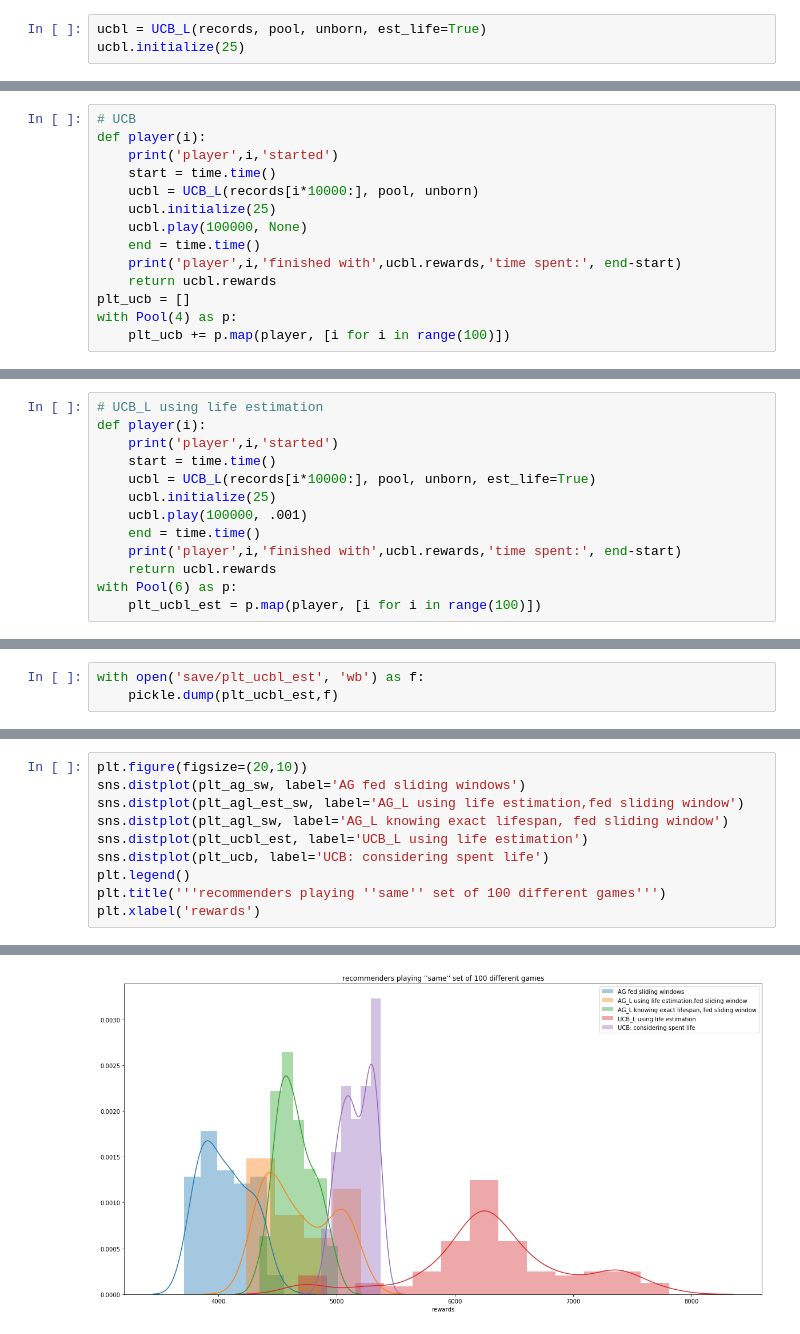
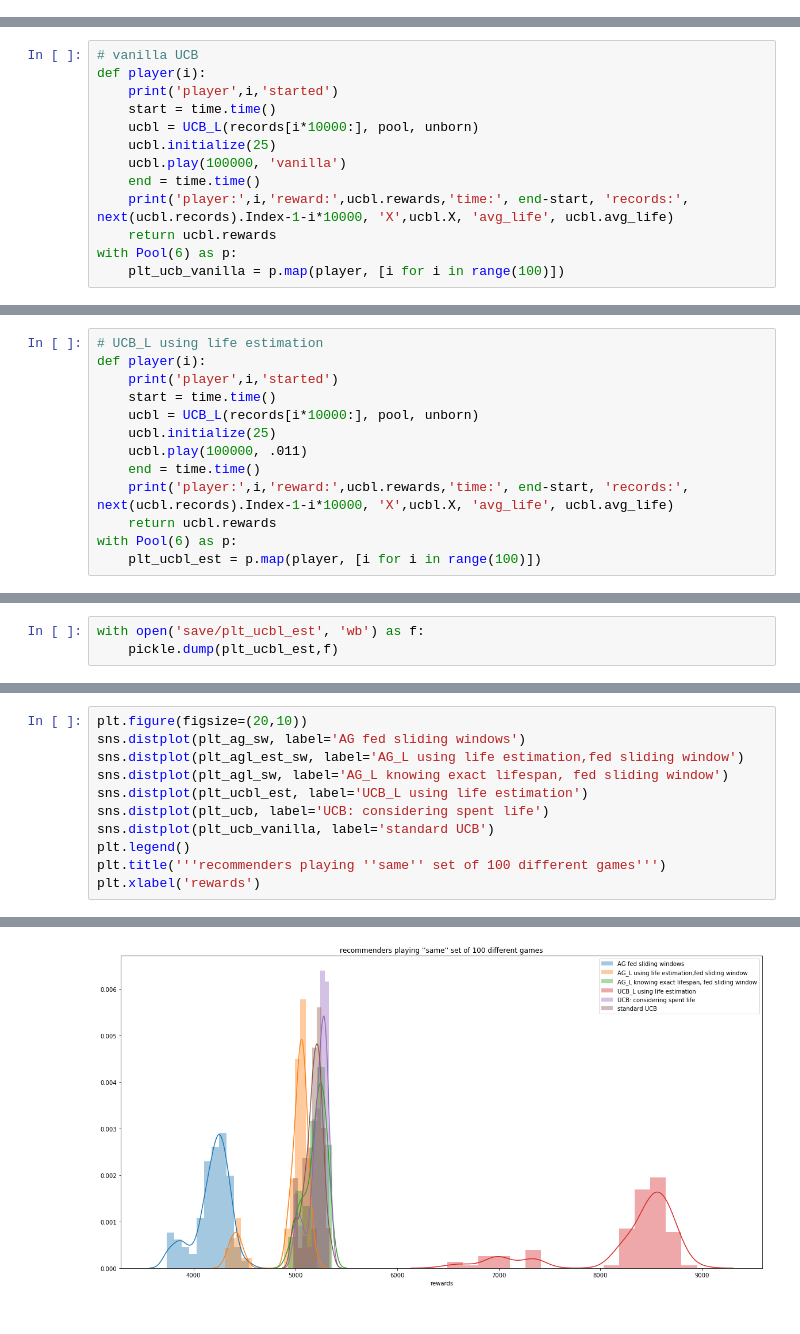
Before and after one commit to ShrekFelix/Reducing-Exploration-of-Dying-Arms-in-Mortal-Bandits, a Jupyter notebook: recommenders SCALED.ipynb, the cells around one changed output, grey strips where cells are left out. Cells and saved outputs as stored; diff of their text form.

```diff
--- a/recommenders SCALED.ipynb
+++ b/recommenders SCALED.ipynb
@@ -527,3 +477,0 @@ ucbl.rewards
-# %%
-ucbl = UCB_L(records, pool, unborn, est_life=True)
-ucbl.initialize(25)
@@ -571,14 +508,0 @@ player 0.0005 finished with 947 time spent: 58.174619913101196
-# %%
-# UCB
-def player(i):
-    print('player',i,'started')
-    start = time.time()
-    ucbl = UCB_L(records[i*10000:], pool, unborn)
-    ucbl.initialize(25)
-    ucbl.play(100000, None)
-    end = time.time()
-    print('player',i,'finished with',ucbl.rewards,'time spent:', end-start)
-    return ucbl.rewards
-plt_ucb = []
-with Pool(4) as p:
-    plt_ucb += p.map(player, [i for i in range(100)])
@@ -609,0 +512,13 @@ sum(plt_ucb)
+# %%
+# vanilla UCB
+def player(i):
+    print('player',i,'started')
+    start = time.time()
+    ucbl = UCB_L(records[i*10000:], pool, unborn)
+    ucbl.initialize(25)
+    ucbl.play(100000, 'vanilla')
+    end = time.time()
+    print('player:',i,'reward:',ucbl.rewards,'time:', end-start, 'records:', next(ucbl.records).Index-1-i*10000, 'X',ucbl.X, 'avg_life', ucbl.avg_life)
+    return ucbl.rewards
+with Pool(6) as p:
+    plt_ucb_vanilla = p.map(player, [i for i in range(100)])
@@ -615,11 +548,11 @@ with open('save/plt_ucbl_est','wb') as f:
 def player(i):
     print('player',i,'started')
     start = time.time()
-    ucbl = UCB_L(records[i*10000:], pool, unborn, est_life=True)
+    ucbl = UCB_L(records[i*10000:], pool, unborn)
     ucbl.initialize(25)
-    ucbl.play(100000, .001)
+    ucbl.play(100000, .011)
     end = time.time()
-    print('player',i,'finished with',ucbl.rewards,'time spent:', end-start)
+    print('player:',i,'reward:',ucbl.rewards,'time:', end-start, 'records:', next(ucbl.records).Index-1-i*10000, 'X',ucbl.X, 'avg_life', ucbl.avg_life)
     return ucbl.rewards
 with Pool(6) as p:
     plt_ucbl_est = p.map(player, [i for i in range(100)])
@@ -679,13 +589,14 @@ pass
 # %%
 plt.figure(figsize=(20,10))
 sns.distplot(plt_ag_sw, label='AG fed sliding windows')
 sns.distplot(plt_agl_est_sw, label='AG_L using life estimation,fed sliding window')
 sns.distplot(plt_agl_sw, label='AG_L knowing exact lifespan, fed sliding window')
 sns.distplot(plt_ucbl_est, label='UCB_L using life estimation')
 sns.distplot(plt_ucb, label='UCB: considering spent life')
+sns.distplot(plt_ucb_vanilla, label='standard UCB')
 plt.legend()
 plt.title('''recommenders playing ''same'' set of 100 different games''')
 plt.xlabel('rewards')
 # %% [output]
 <matplotlib.text.Text at 0x...>
-[figure, old version]
+[figure, new version]
```
Also changed, not shown: parts of 39 cells of this notebook, 9 other files.
